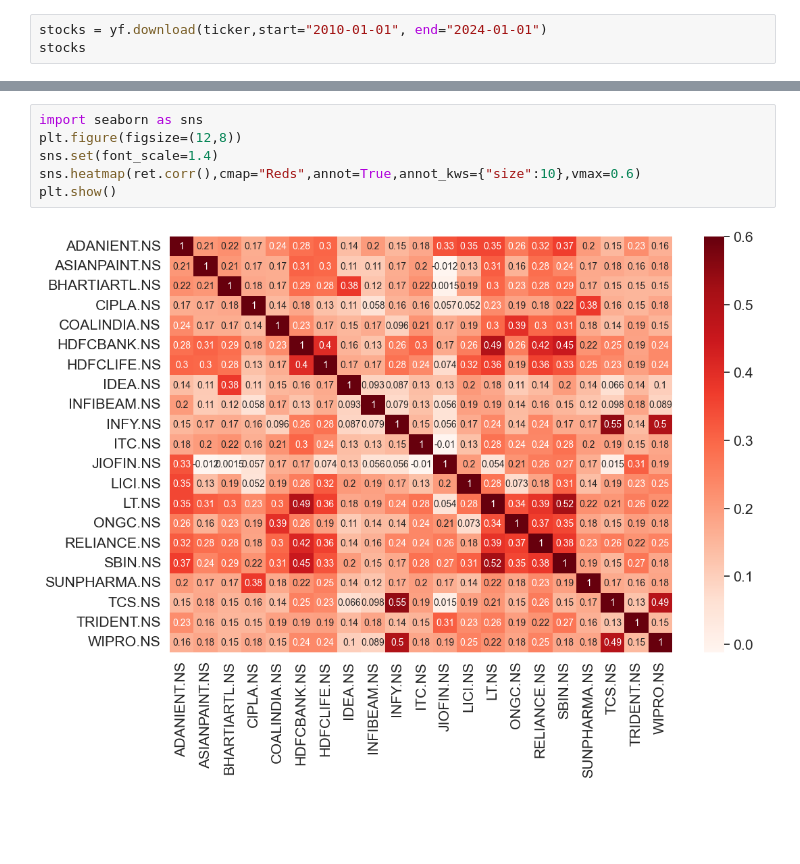
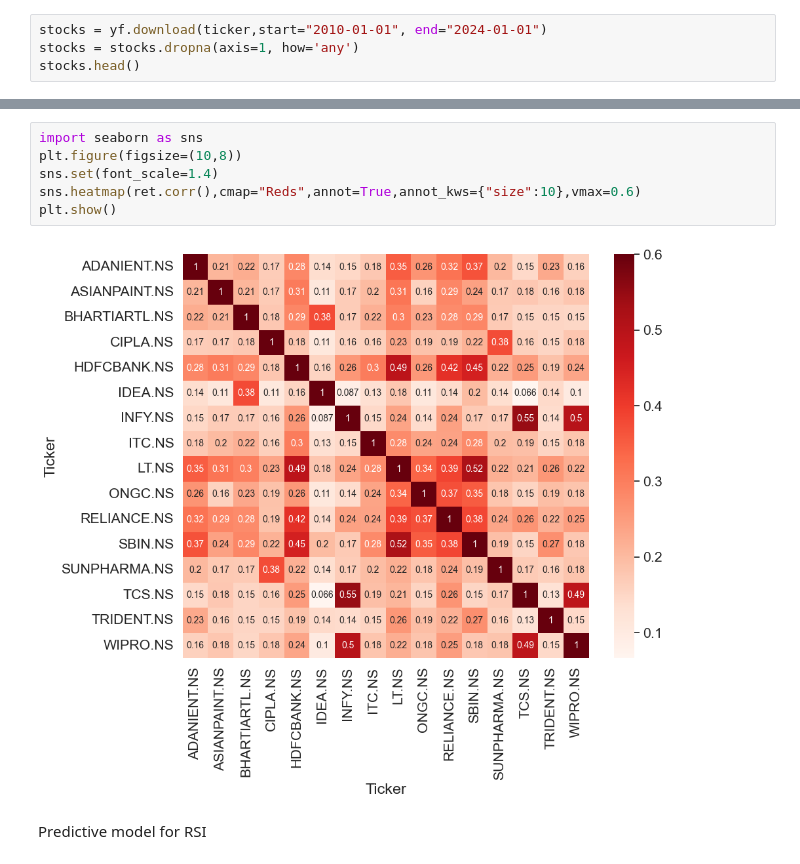
Before and after one commit to ShivsharanSanjawad/Algorithmic-Trading, a Jupyter notebook: Main.ipynb, the cells around one changed output, grey strips where cells are left out. Drawn from its saved outputs; the diff is of its cells as text; blank space fills up the shorter version.

```diff
--- a/Main.ipynb
+++ b/Main.ipynb
@@ -29,4 +15,5 @@ ticker
 # %%
 stocks = yf.download(ticker,start="2010-01-01", end="2024-01-01")
-stocks
+stocks = stocks.dropna(axis=1, how='any')
+stocks.head()
 # %% [output]
@@ -183,8 +131,10 @@ ret.corr()
 # %%
 import seaborn as sns
-plt.figure(figsize=(12,8))
+plt.figure(figsize=(10,8))
 sns.set(font_scale=1.4)
 sns.heatmap(ret.corr(),cmap="Reds",annot=True,annot_kws={"size":10},vmax=0.6)
 plt.show()
 # %% [output]
-[figure, old version]
+[figure, new version]
+# %% [markdown]
+Predictive model for RSI
```
Also changed, not shown: parts of 21 cells of this notebook.
